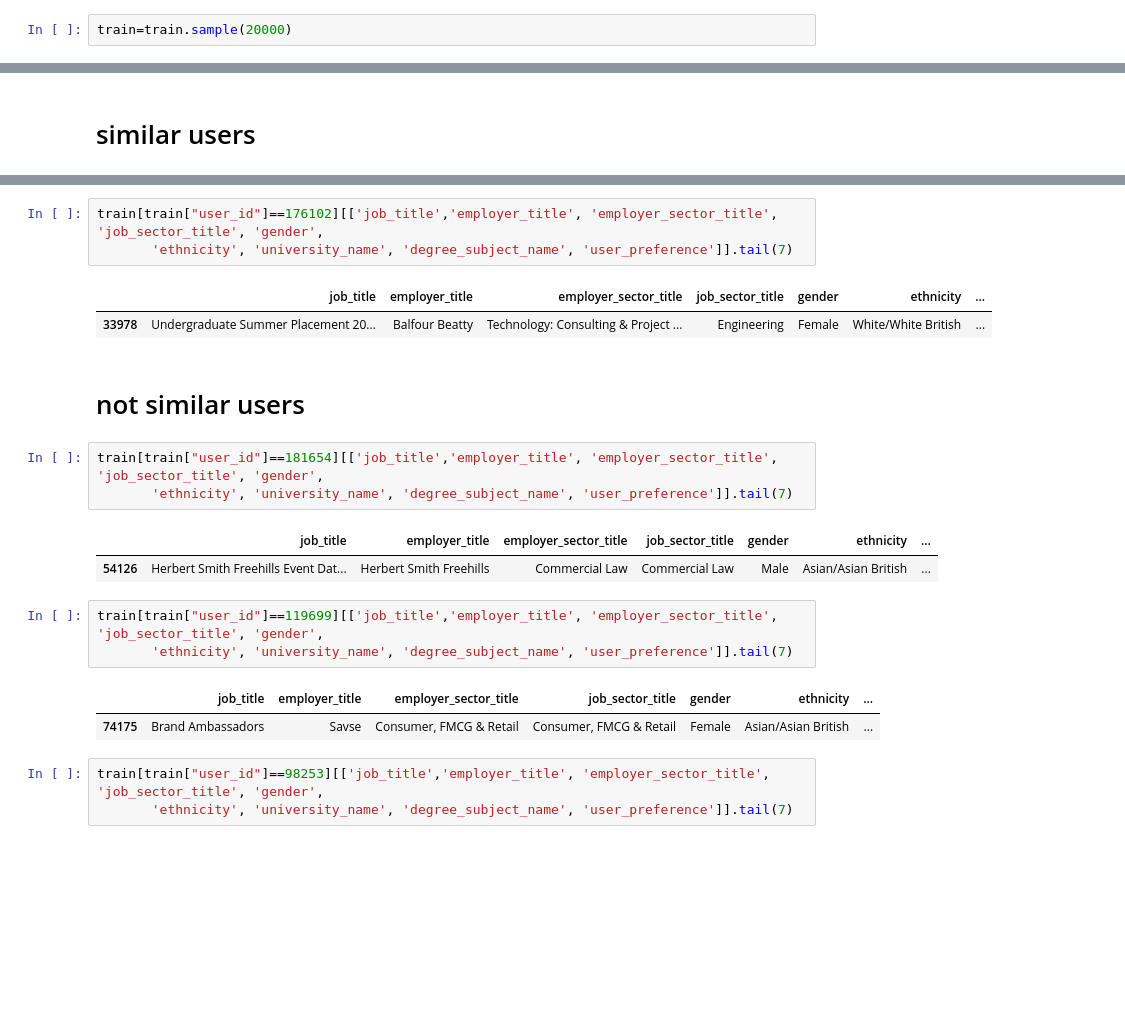
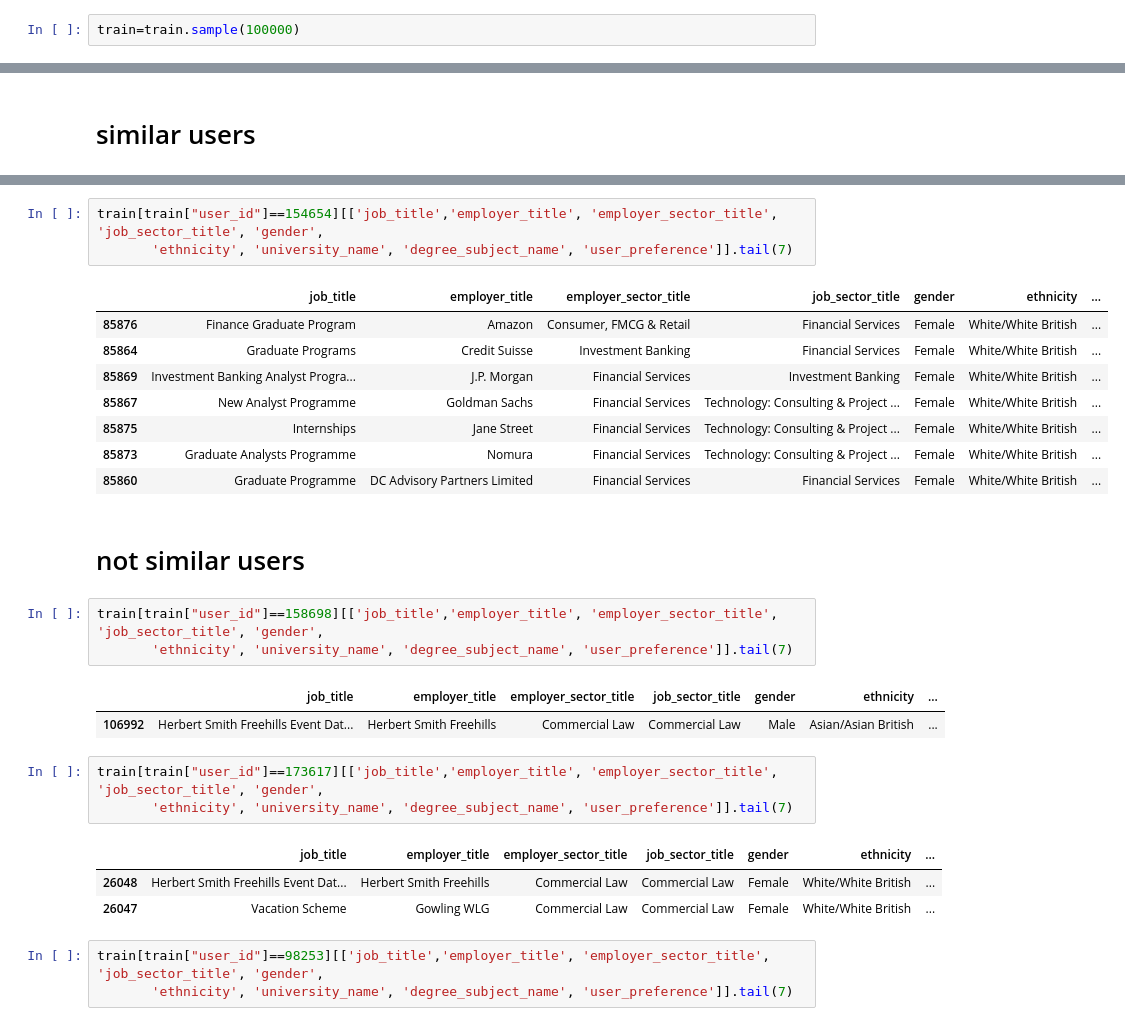
Before and after one commit to Lassanabright/Bright_Network-Data_Science, a Jupyter notebook: Word_Embedding.ipynb, the cells around one changed output, grey strips where cells are left out. Cells and saved outputs as stored; diff of their text form; blank space fills up the shorter version.

```diff
--- a/Word_Embedding.ipynb
+++ b/Word_Embedding.ipynb
@@ -13,7 +13,7 @@ from sklearn.feature_extraction.text import CountVectorizer
 # %%
 train=pd.read_csv("Training_set.csv")
 # %%
-train=train.sample(20000)
+train=train.sample(100000)
 # %%
 test=pd.read_csv("Test_set.csv")
 # %%
@@ -510,23 +814,30 @@ train[train["user_id"]==185282][['job_title','employer_title', 'employer_sector_
 # %%
-train[train["user_id"]==176102][['job_title','employer_title', 'employer_sector_title', 'job_sector_title', 'gender',
+train[train["user_id"]==154654][['job_title','employer_title', 'employer_sector_title', 'job_sector_title', 'gender',
        'ethnicity', 'university_name', 'degree_subject_name', 'user_preference']].tail(7)
 # %% [output]
 |  | job_title | employer_title | employer_sector_title | job_sector_title | gender | ethnicity | ... |
-| 33978 | Undergraduate Summer Placement 20... | Balfour Beatty | Technology: Consulting & Project ... | Engineering | Female | White/White British | ... |
+| 85876 | Finance Graduate Program | Amazon | Consumer, FMCG & Retail | Financial Services | Female | White/White British | ... |
+| 85864 | Graduate Programs | Credit Suisse | Investment Banking | Financial Services | Female | White/White British | ... |
+| 85869 | Investment Banking Analyst Progra... | J.P. Morgan | Financial Services | Investment Banking | Female | White/White British | ... |
+| 85867 | New Analyst Programme | Goldman Sachs | Financial Services | Technology: Consulting & Project ... | Female | White/White British | ... |
+| 85875 | Internships | Jane Street | Financial Services | Technology: Consulting & Project ... | Female | White/White British | ... |
+| 85873 | Graduate Analysts Programme | Nomura | Financial Services | Technology: Consulting & Project ... | Female | White/White British | ... |
+| 85860 | Graduate Programme | DC Advisory Partners Limited | Financial Services | Financial Services | Female | White/White British | ... |
 # %% [markdown]
 # not similar users
 # %%
-train[train["user_id"]==181654][['job_title','employer_title', 'employer_sector_title', 'job_sector_title', 'gender',
+train[train["user_id"]==158698][['job_title','employer_title', 'employer_sector_title', 'job_sector_title', 'gender',
        'ethnicity', 'university_name', 'degree_subject_name', 'user_preference']].tail(7)
 # %% [output]
 |  | job_title | employer_title | employer_sector_title | job_sector_title | gender | ethnicity | ... |
-| 54126 | Herbert Smith Freehills Event Dat... | Herbert Smith Freehills | Commercial Law | Commercial Law | Male | Asian/Asian British | ... |
+| 106992 | Herbert Smith Freehills Event Dat... | Herbert Smith Freehills | Commercial Law | Commercial Law | Male | Asian/Asian British | ... |
 # %%
-train[train["user_id"]==119699][['job_title','employer_title', 'employer_sector_title', 'job_sector_title', 'gender',
+train[train["user_id"]==173617][['job_title','employer_title', 'employer_sector_title', 'job_sector_title', 'gender',
        'ethnicity', 'university_name', 'degree_subject_name', 'user_preference']].tail(7)
 # %% [output]
 |  | job_title | employer_title | employer_sector_title | job_sector_title | gender | ethnicity | ... |
-| 74175 | Brand Ambassadors | Savse | Consumer, FMCG & Retail | Consumer, FMCG & Retail | Female | Asian/Asian British | ... |
+| 26048 | Herbert Smith Freehills Event Dat... | Herbert Smith Freehills | Commercial Law | Commercial Law | Female | White/White British | ... |
+| 26047 | Vacation Scheme | Gowling WLG | Commercial Law | Commercial Law | Female | White/White British | ... |
 # %%
 train[train["user_id"]==98253][['job_title','employer_title', 'employer_sector_title', 'job_sector_title', 'gender',
        'ethnicity', 'university_name', 'degree_subject_name', 'user_preference']].tail(7)
```
Also changed, not shown: parts of 43 cells of this notebook.
